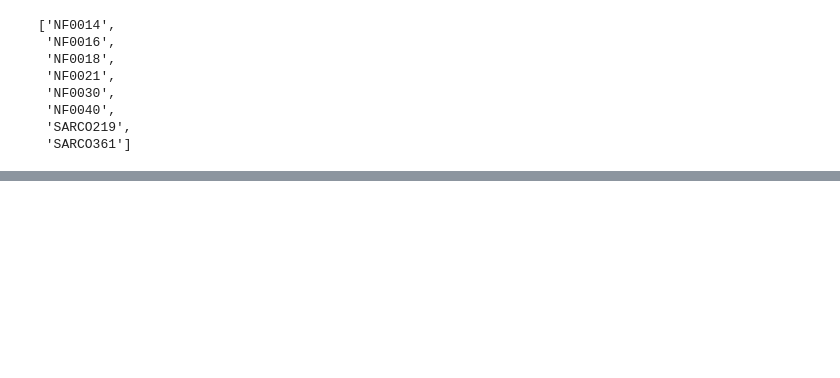
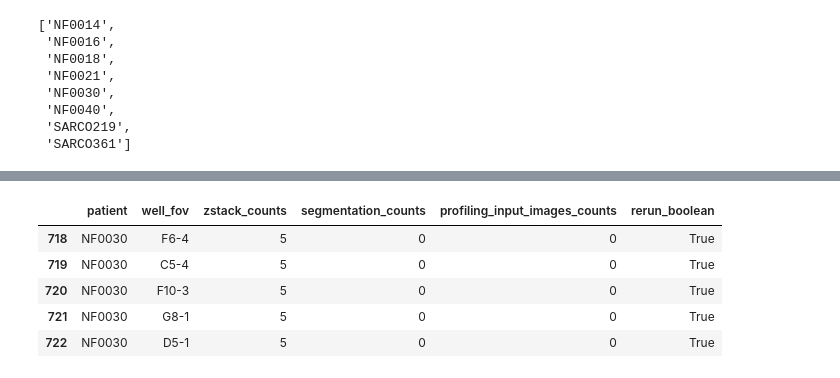
Before and after one commit to MikeLippincott/GFF_3D_organoid_profiling_pipeline, a Jupyter notebook: 2.segment_images/notebooks/10.perform_file_checks.ipynb, the cells around one changed output, grey strips where cells are left out. Cells and saved outputs as stored; diff of their text form; code cells hidden in the pictures; blank space fills up the shorter version.

```diff
--- a/2.segment_images/notebooks/10.perform_file_checks.ipynb
+++ b/2.segment_images/notebooks/10.perform_file_checks.ipynb
@@ -168,3 +169,13 @@ rerun_df.head()
+# %%
+rerun_df = rerun_df.loc[rerun_df["rerun_boolean"] == True]
+rerun_df.head()
+# %% [output]
+|  | patient | well_fov | zstack_counts | segmentation_counts | profiling_input_images_counts | rerun_boolean |
+| 718 | NF0030 | F6-4 | 5 | 0 | 0 | True |
+| 719 | NF0030 | C5-4 | 5 | 0 | 0 | True |
+| 720 | NF0030 | F10-3 | 5 | 0 | 0 | True |
+| 721 | NF0030 | G8-1 | 5 | 0 | 0 | True |
+| 722 | NF0030 | D5-1 | 5 | 0 | 0 | True |
 # %%
 # write the patient and well_fov to a file to be pared by a shell script
 # This will be used to rerun the segmentation and zstack processing
```
Also changed, not shown: parts of 4 cells of this notebook, 1 other file.
